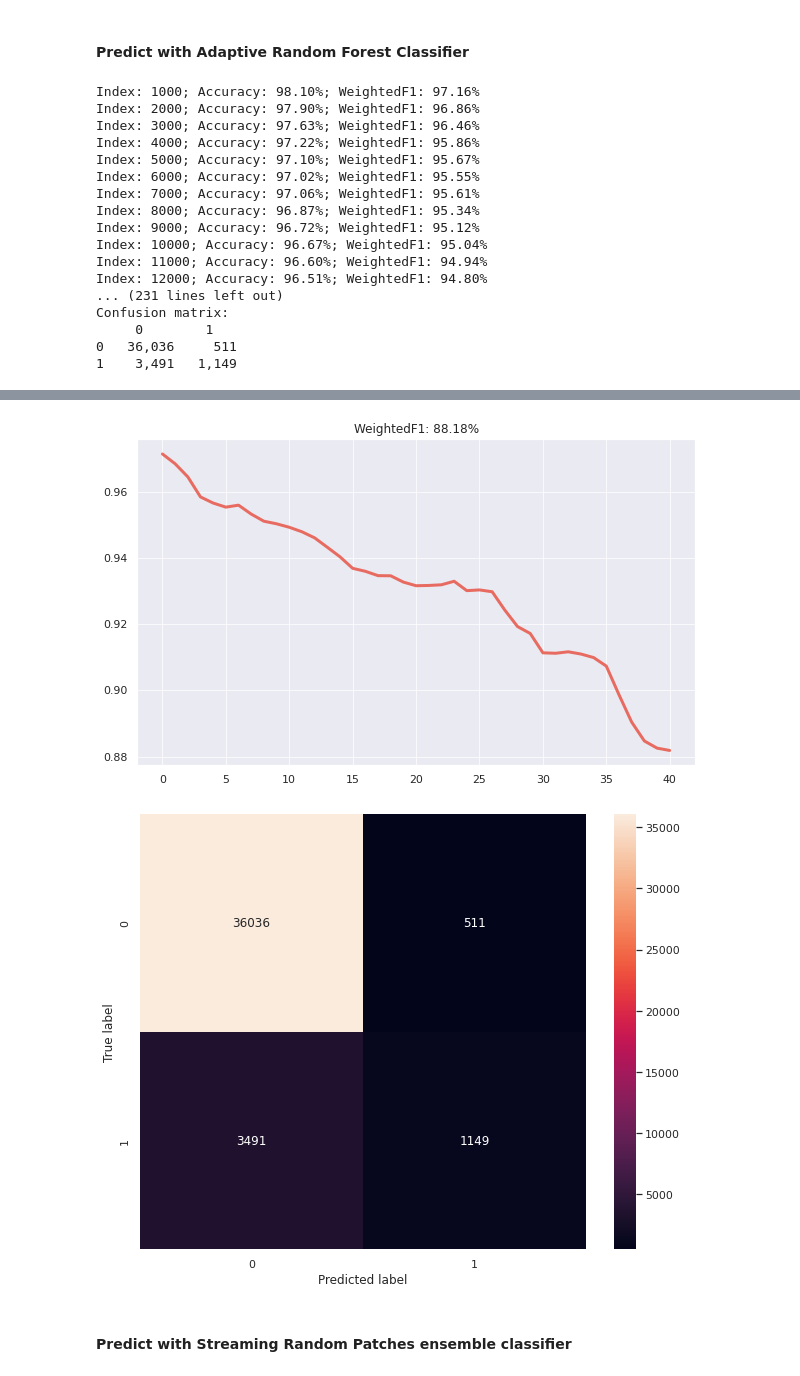
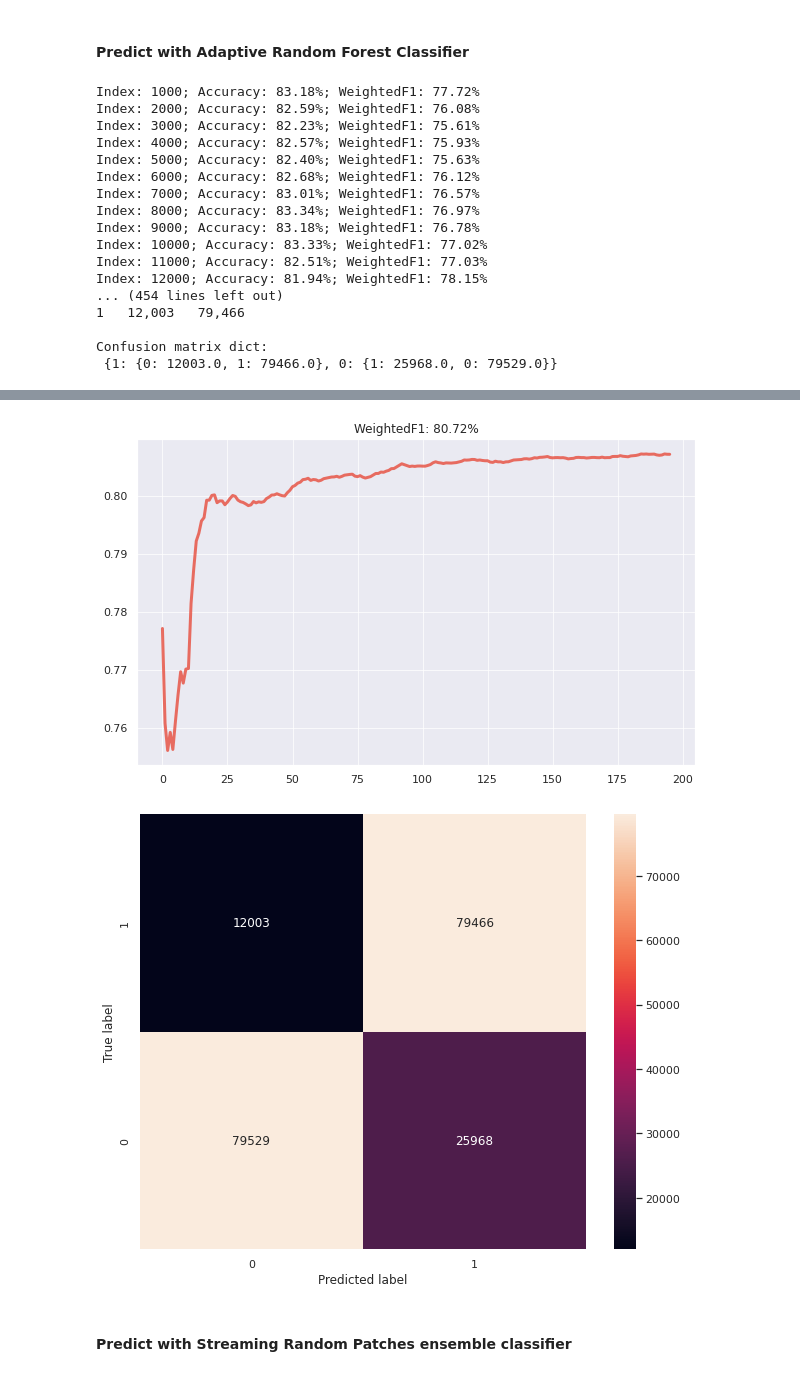
Before and after one commit to denysgerasymuk799/Online-ML-Stability, a Jupyter notebook: notebooks/Folktables_Dataset_Prediction.ipynb, the cells around one changed output, grey strips where cells are left out. Saved outputs shown, nothing was run; the diff lists cells and outputs as text; code cells hidden in the pictures.

Commit message:
Save ARF results for folktables with 200k rows

```diff
--- a/notebooks/Folktables_Dataset_Prediction.ipynb
+++ b/notebooks/Folktables_Dataset_Prediction.ipynb
@@ -41,7 +44,7 @@ df['ESR'].value_counts()
 1     91469
 Name: ESR, dtype: int64
 # %%
-dataset = BankDataset()
+dataset = FolktablesDataset()
 counts = collections.Counter(y for _, y in dataset)
 
 for c, count in counts.items():
@@ -54,12 +57,12 @@ yes: 4640 (11.26542%)
 # %% [markdown]
 #### Apply data transformations
 # %%
-categorical_features = ['job', 'marital', 'education', 'default', 'housing', 'loan', 'contact', 'month', 'day_of_week', 'poutcome']
-selected_categorical_features = ['job', 'marital', 'education', 'housing', 'loan', 'poutcome']
-numerical_features = (feature for feature in df.columns if feature not in categorical_features + ['y'])
+TARGET_COLUMN = 'ESR'
+numerical_features = ['AGEP', 'SCHL']
+categorical_features = [feature for feature in df.columns if feature not in numerical_features + [TARGET_COLUMN]]
 
-transform_pipeline = compose.Select(selected_categorical_features[0])
-for feature in selected_categorical_features[1:]:
+transform_pipeline = compose.Select(categorical_features[0])
+for feature in categorical_features[1:]:
     transform_pipeline += compose.Select(feature)
 transform_pipeline |= preprocessing.OneHotEncoder()
 
@@ -67,7 +70,7 @@ for feature in numerical_features:
     transform_pipeline += compose.Select(feature)
 transform_pipeline |= preprocessing.MinMaxScaler()
 
-for idx, (x, y) in enumerate(bank_dataset):
+for idx, (x, y) in enumerate(dataset):
     print(f'Initial features: {x}\n')
     x = transform_pipeline.transform_one(x)
     print(f'Transformed features: {x}\n\n')
@@ -94,23 +97,23 @@ Transformed features: {'nr.employed': 0.0, 'euribor3m': 0.0, 'cons.conf.idx': 0.
 # %% [markdown]
 #### Predict with Adaptive Random Forest Classifier
 # %%
-ARF_model = transform_pipeline | ensemble.AdaptiveRandomForestClassifier(n_models=20, seed=42, split_criterion='gini')
-evaluate_binary_model(bank_dataset, ARF_model)
+ARF_model = transform_pipeline | ensemble.AdaptiveRandomForestClassifier(n_models=10, seed=42, split_criterion='gini')
+evaluate_binary_model(dataset, ARF_model)
 # %% [output]
-Index: 1000; Accuracy: 98.10%; WeightedF1: 97.16%
-Index: 2000; Accuracy: 97.90%; WeightedF1: 96.86%
-Index: 3000; Accuracy: 97.63%; WeightedF1: 96.46%
-Index: 4000; Accuracy: 97.22%; WeightedF1: 95.86%
-Index: 5000; Accuracy: 97.10%; WeightedF1: 95.67%
-Index: 6000; Accuracy: 97.02%; WeightedF1: 95.55%
-Index: 7000; Accuracy: 97.06%; WeightedF1: 95.61%
-Index: 8000; Accuracy: 96.87%; WeightedF1: 95.34%
-Index: 9000; Accuracy: 96.72%; WeightedF1: 95.12%
-Index: 10000; Accuracy: 96.67%; WeightedF1: 95.04%
-Index: 11000; Accuracy: 96.60%; WeightedF1: 94.94%
-Index: 12000; Accuracy: 96.51%; WeightedF1: 94.80%
-... (231 lines left out)
-Confusion matrix:
-     0        1
-0   36,036     511
-1    3,491   1,149
+Index: 1000; Accuracy: 83.18%; WeightedF1: 77.72%
+Index: 2000; Accuracy: 82.59%; WeightedF1: 76.08%
+Index: 3000; Accuracy: 82.23%; WeightedF1: 75.61%
+Index: 4000; Accuracy: 82.57%; WeightedF1: 75.93%
+Index: 5000; Accuracy: 82.40%; WeightedF1: 75.63%
+Index: 6000; Accuracy: 82.68%; WeightedF1: 76.12%
+Index: 7000; Accuracy: 83.01%; WeightedF1: 76.57%
+Index: 8000; Accuracy: 83.34%; WeightedF1: 76.97%
+Index: 9000; Accuracy: 83.18%; WeightedF1: 76.78%
+Index: 10000; Accuracy: 83.33%; WeightedF1: 77.02%
+Index: 11000; Accuracy: 82.51%; WeightedF1: 77.03%
+Index: 12000; Accuracy: 81.94%; WeightedF1: 78.15%
+... (454 lines left out)
+1   12,003   79,466
+
+Confusion matrix dict:
+ {1: {0: 12003.0, 1: 79466.0}, 0: {1: 25968.0, 0: 79529.0}}
@@ -118,5 +121,5 @@ Confusion matrix:
-[figure, old version]
+[figure, new version]
-[figure, old version]
+[figure, new version]
 # %% [markdown]
 #### Predict with Streaming Random Patches ensemble classifier
 # %%
```
Also changed, not shown: parts of 7 cells of this notebook, 2 other files.
